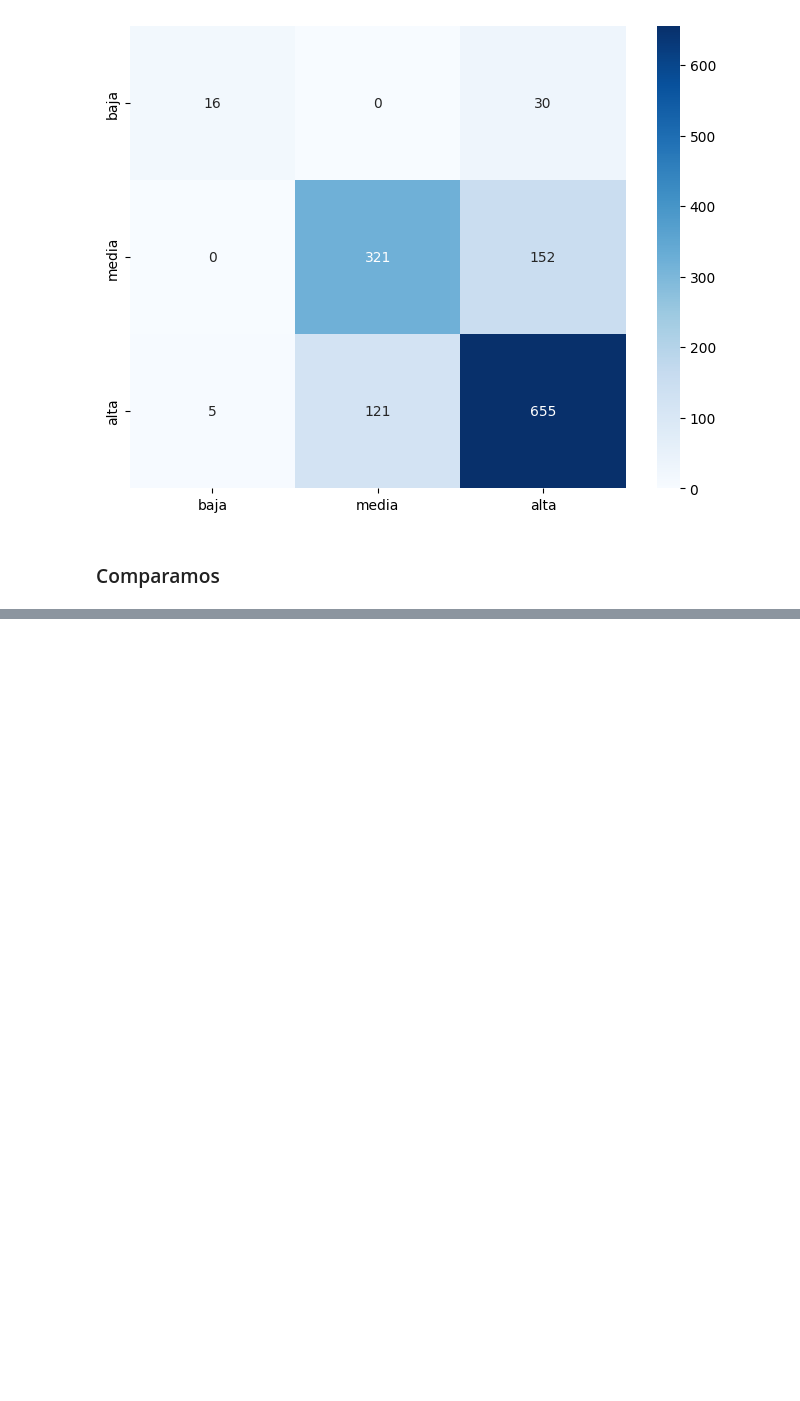
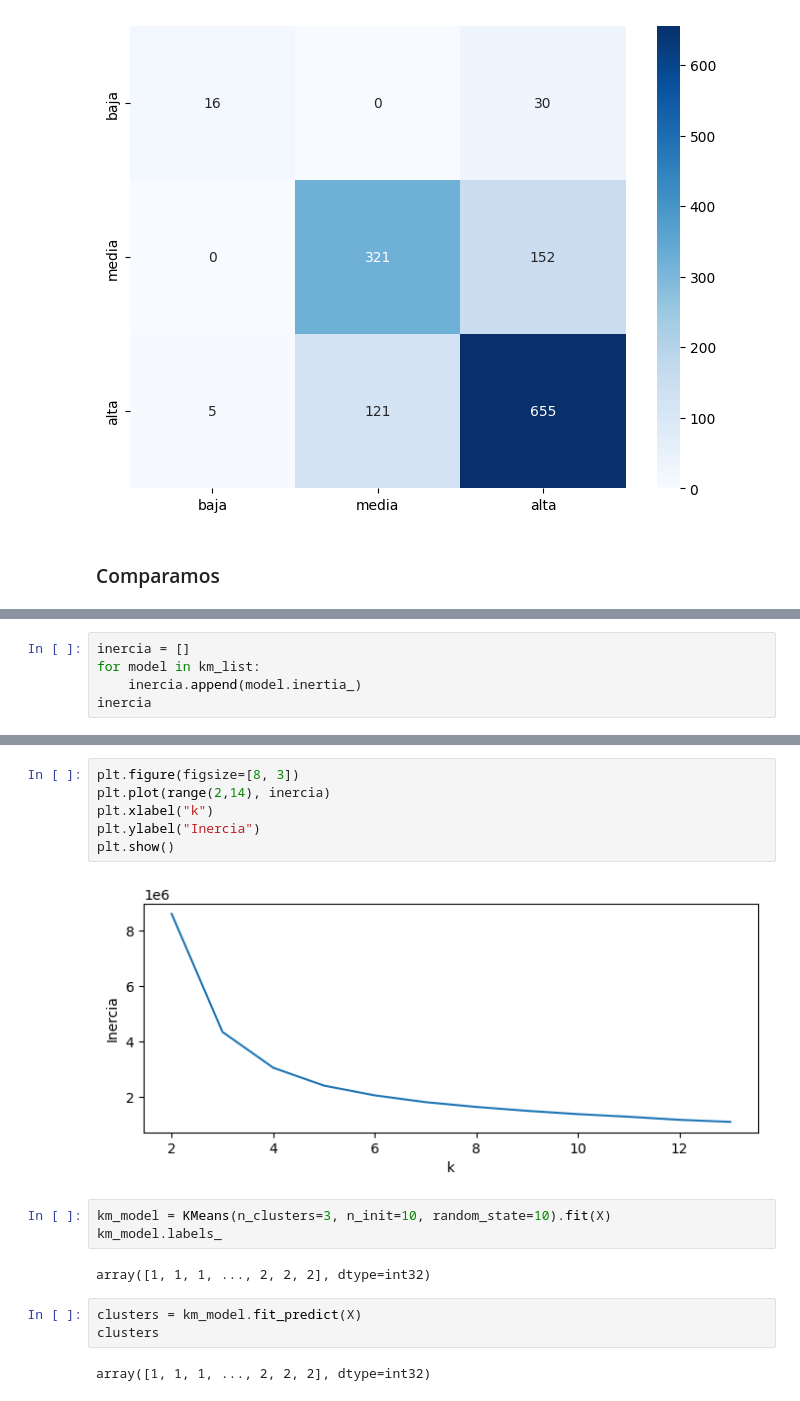
Before and after one commit to ana-macias/PROYECTO-MACHINE-LEARNING, a Jupyter notebook: notebooks/wine_modelos.ipynb, the cells around one changed output, grey strips where cells are left out. Saved outputs shown, nothing was run; the diff lists cells and outputs as text; blank space fills up the shorter version.

```diff
--- a/notebooks/wine_modelos.ipynb
+++ b/notebooks/wine_modelos.ipynb
@@ -554,0 +780,5 @@ LogisticRegression         0.728567  0.490000
+# %%
+inercia = []
+for model in km_list:
+    inercia.append(model.inertia_)
+inercia
@@ -554,0 +798,18 @@ LogisticRegression         0.728567  0.490000
+# %%
+plt.figure(figsize=[8, 3])
+plt.plot(range(2,14), inercia)
+plt.xlabel("k")
+plt.ylabel("Inercia")
+plt.show()
+# %% [output]
+[figure, added]
+# %%
+km_model = KMeans(n_clusters=3, n_init=10, random_state=10).fit(X)
+km_model.labels_
+# %% [output]
+array([1, 1, 1, ..., 2, 2, 2], dtype=int32)
+# %%
+clusters = km_model.fit_predict(X)
+clusters
+# %% [output]
+array([1, 1, 1, ..., 2, 2, 2], dtype=int32)
```
Also changed, not shown: parts of 23 cells of this notebook.
